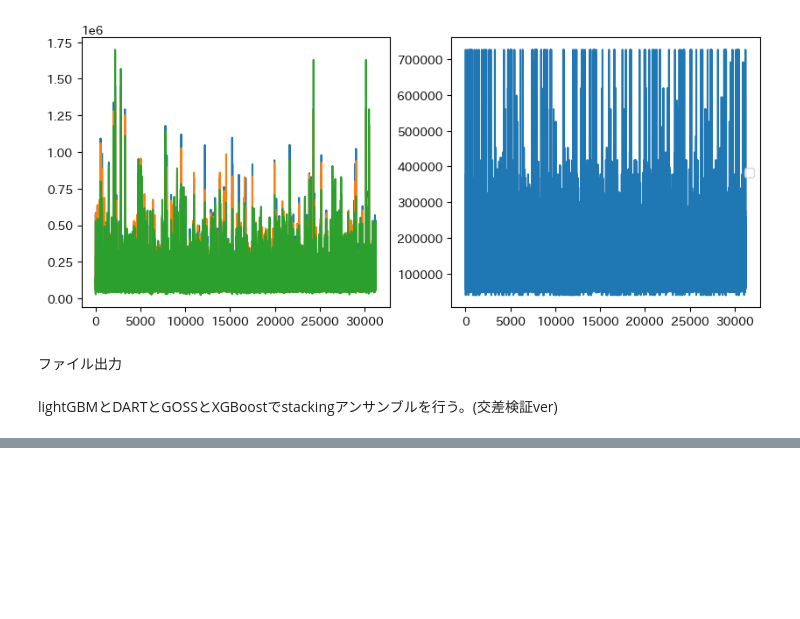
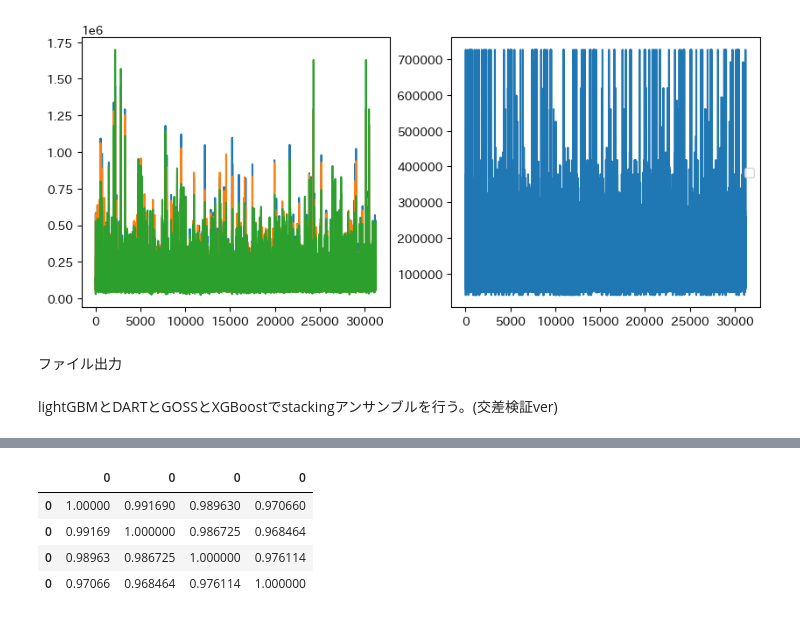
Before and after one commit to kyotoman-koshida/mynabi, a Jupyter notebook: stacking_ensemble.ipynb, the cells around one changed output, grey strips where cells are left out. Saved outputs shown, nothing was run; the diff lists cells and outputs as text; code cells hidden in the pictures; blank space fills up the shorter version.

```diff
--- a/stacking_ensemble.ipynb
+++ b/stacking_ensemble.ipynb
@@ -638,0 +668,9 @@ result.to_csv('blend_result.csv',index=False)
+# %%
+predicts = pd.concat([pred_LGBM,pred_DART,pred_GOSS,pred_XGB],axis=1)
+predicts.corr()
+# %% [output]
+|  | 0 | 0 | 0 | 0 |
+| 0 | 1.00000 | 0.991690 | 0.989630 | 0.970660 |
+| 0 | 0.99169 | 1.000000 | 0.986725 | 0.968464 |
+| 0 | 0.98963 | 0.986725 | 1.000000 | 0.976114 |
+| 0 | 0.97066 | 0.968464 | 0.976114 | 1.000000 |
```
Also changed, not shown: parts of 5 cells of this notebook, 6 other files.
